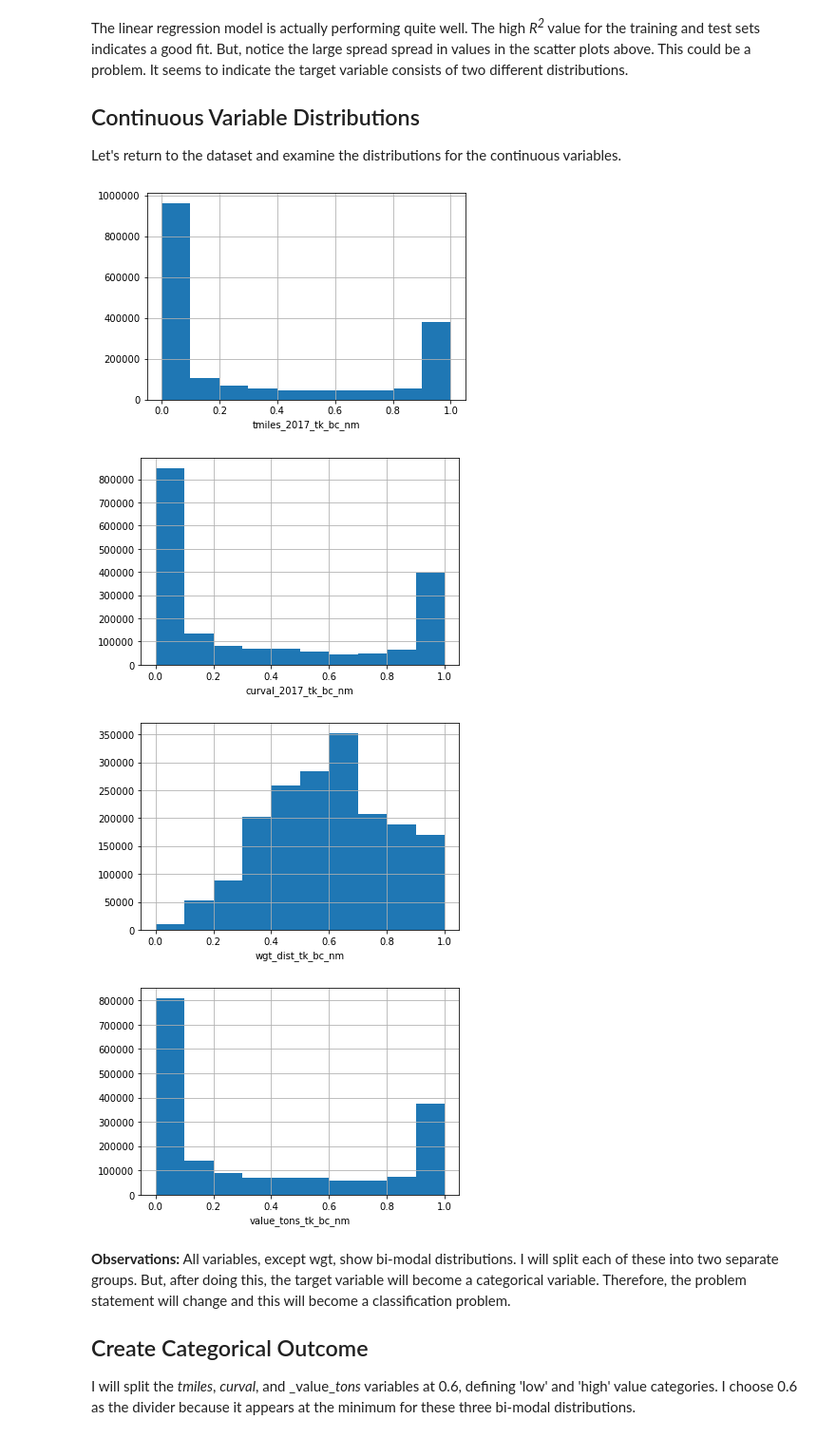
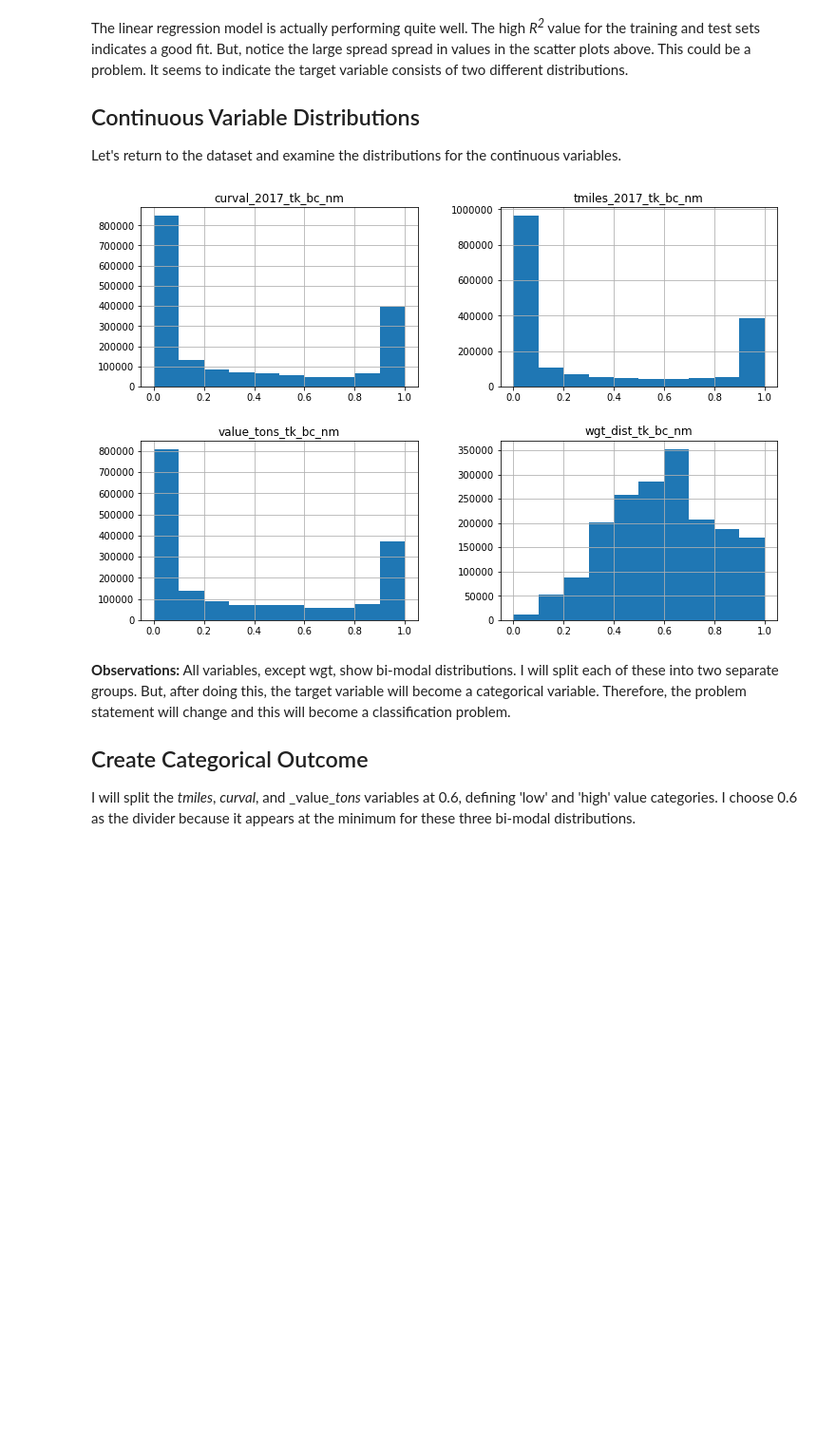
Before and after one commit to dmclark53/thinkful, a Jupyter notebook: Capstone-Projects/Capstone-3-Supervised-learning/Predicting_freight_value-Modeling.ipynb, the cells around one changed output. Shown: that part at 95% size. Drawn from its saved outputs; the diff is of its cells as text; code cells hidden in the pictures; blank space fills up the shorter version.

```diff
--- a/Capstone-Projects/Capstone-3-Supervised-learning/Predicting_freight_value-Modeling.ipynb
+++ b/Capstone-Projects/Capstone-3-Supervised-learning/Predicting_freight_value-Modeling.ipynb
@@ -267,15 +270,11 @@ The linear regression model is actually performing quite well. The high _R<sup>2
 Let's return to the dataset and examine the distributions for the continuous variables.
 # %%
 transformed_continuous_variables = uncorrelated_features+[target_var]
-for column in transformed_continuous_variables:
-    df_model[column].hist(bins=10)
-    plt.xlabel(f'{column}')
-    plt.show()
+df_model.loc[:, transformed_continuous_variables].hist(bins=10, figsize=(12, 8))
+plt.savefig('./images/continuous_variable_distributions.png')
+plt.show()
 # %% [output]
-[figure, old version]
+[figure, new version]
-[figure, removed]
-[figure, removed]
-[figure, removed]
 # %% [markdown]
 **Observations:** All variables, except wgt, show bi-modal distributions. I will split each of these into two separate groups. But, after doing this, the target variable will become a categorical variable. Therefore, the problem statement will change and this will become a classification problem.
 ## Create Categorical Outcome
```
Also changed, not shown: parts of 16 cells of this notebook, 4 other files.
